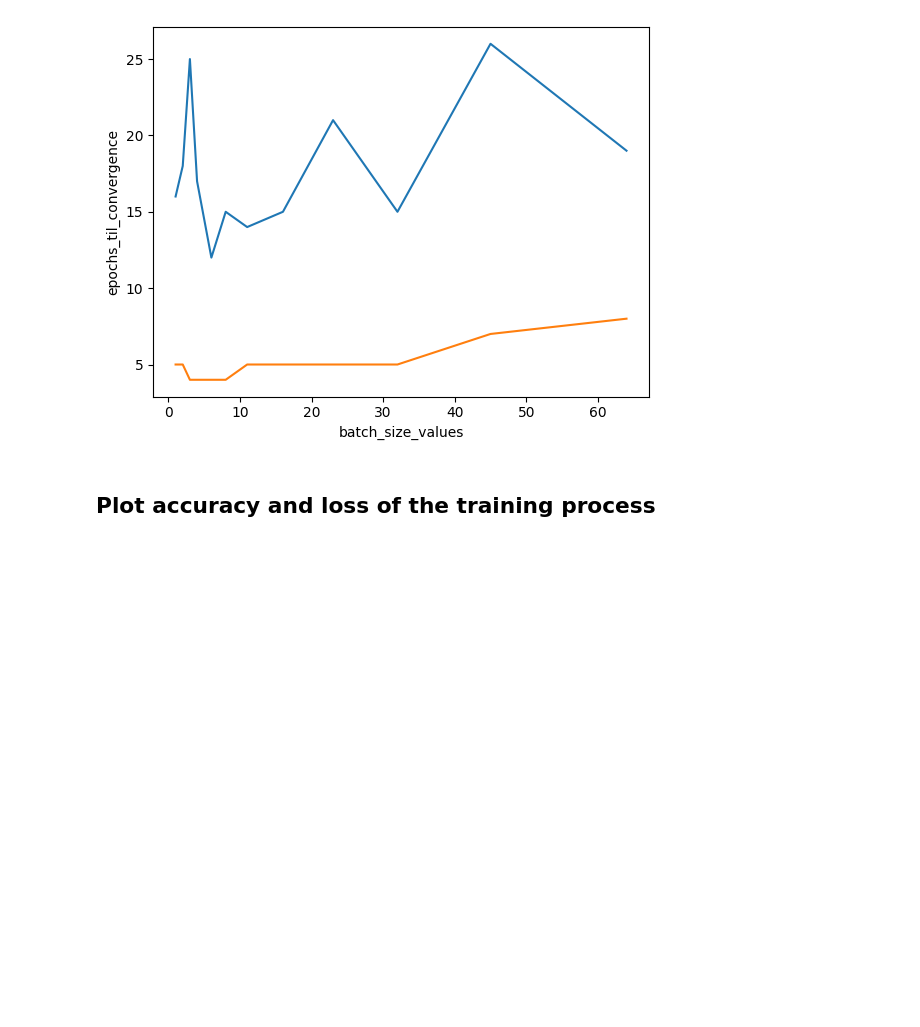
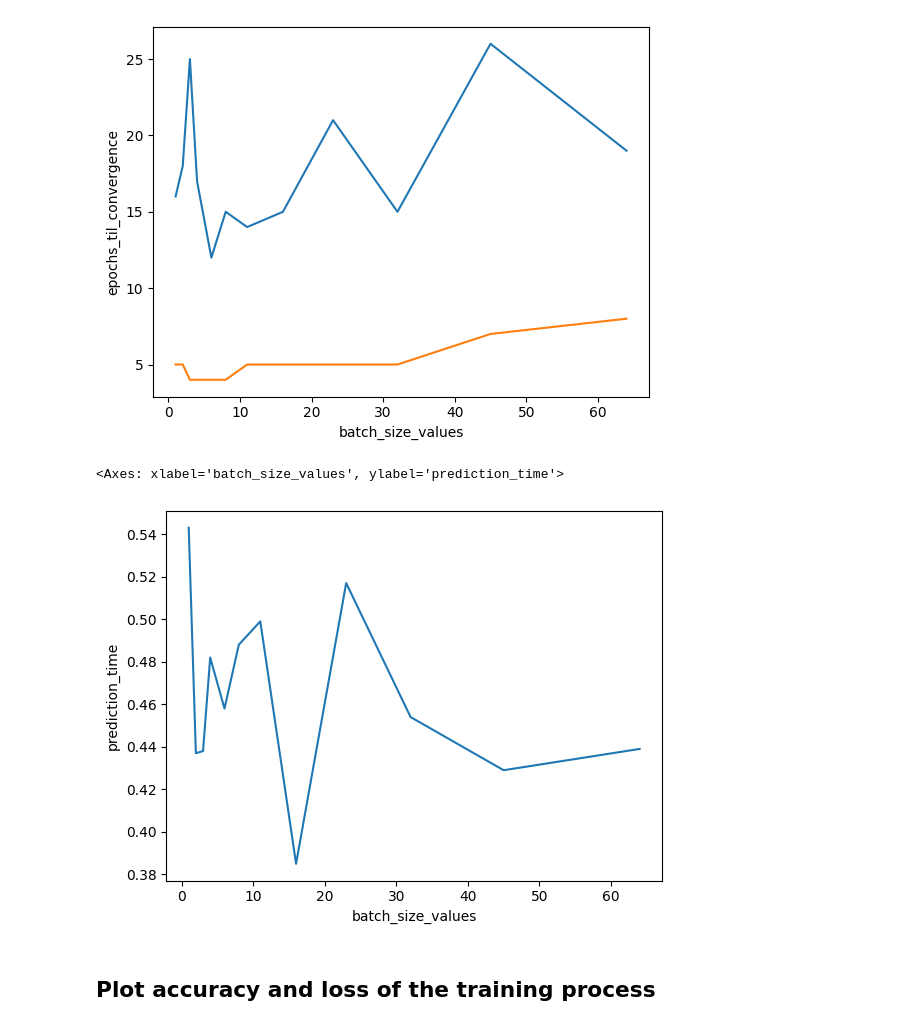
Before and after one commit to ITT-24/assignment-5-cnn-MaximilianKilger, a Jupyter notebook: 01-hyperparameters/hyperparameters.ipynb, the cells around one changed output. Saved outputs shown, nothing was run; the diff lists cells and outputs as text; code cells hidden in the pictures; blank space fills up the shorter version.

Commit message:
prediction time measurements

```diff
--- a/01-hyperparameters/hyperparameters.ipynb
+++ b/01-hyperparameters/hyperparameters.ipynb
@@ -352,7 +353,8 @@ res = {
     "training_time":        [33.9,  27.2,   49.1,   21.1,   16.5,   18.1,   17.3,   15.8,   23.3,   17.5,   24.2,   17.7],
     "epochs_til_convergence":[16,   18,     25,     17,     12,     15,     14,     15,     21,     15,     26,     19],
     "epochs_til_graphs_cross":[5,   5,      4,      4,      4,      4,      5,      5,      5,      5,      7,      8],
-    "num_total_params":     [296843,296843,296843,  296843, 296843, 296843, 296843, 296843, 296843, 296843, 296843, 296843]
+    "num_total_params":     [296843,296843,296843,  296843, 296843, 296843, 296843, 296843, 296843, 296843, 296843, 296843],
+    "prediction_time":      [0.543, 0.437, 0.438,   0.482,  0.458,  0.488,  0.499,  0.385,  0.517,  0.454,  0.429,  0.439]
 }
 df_res = pd.DataFrame(res)
 # %%
@@ -371,6 +373,11 @@ sns.lineplot(df_res, x="batch_size_values", y="epochs_til_graphs_cross")
 # %% [output]
 <Axes: xlabel='batch_size_values', ylabel='epochs_til_convergence'>
 [figure]
+# %%
+sns.lineplot(df_res, x="batch_size_values", y="prediction_time")
+# %% [output]
+<Axes: xlabel='batch_size_values', ylabel='prediction_time'>
+[figure, added]
 # %% [markdown]
 ## Plot accuracy and loss of the training process
 # %%
```
Also changed, not shown: parts of 7 cells of this notebook.
